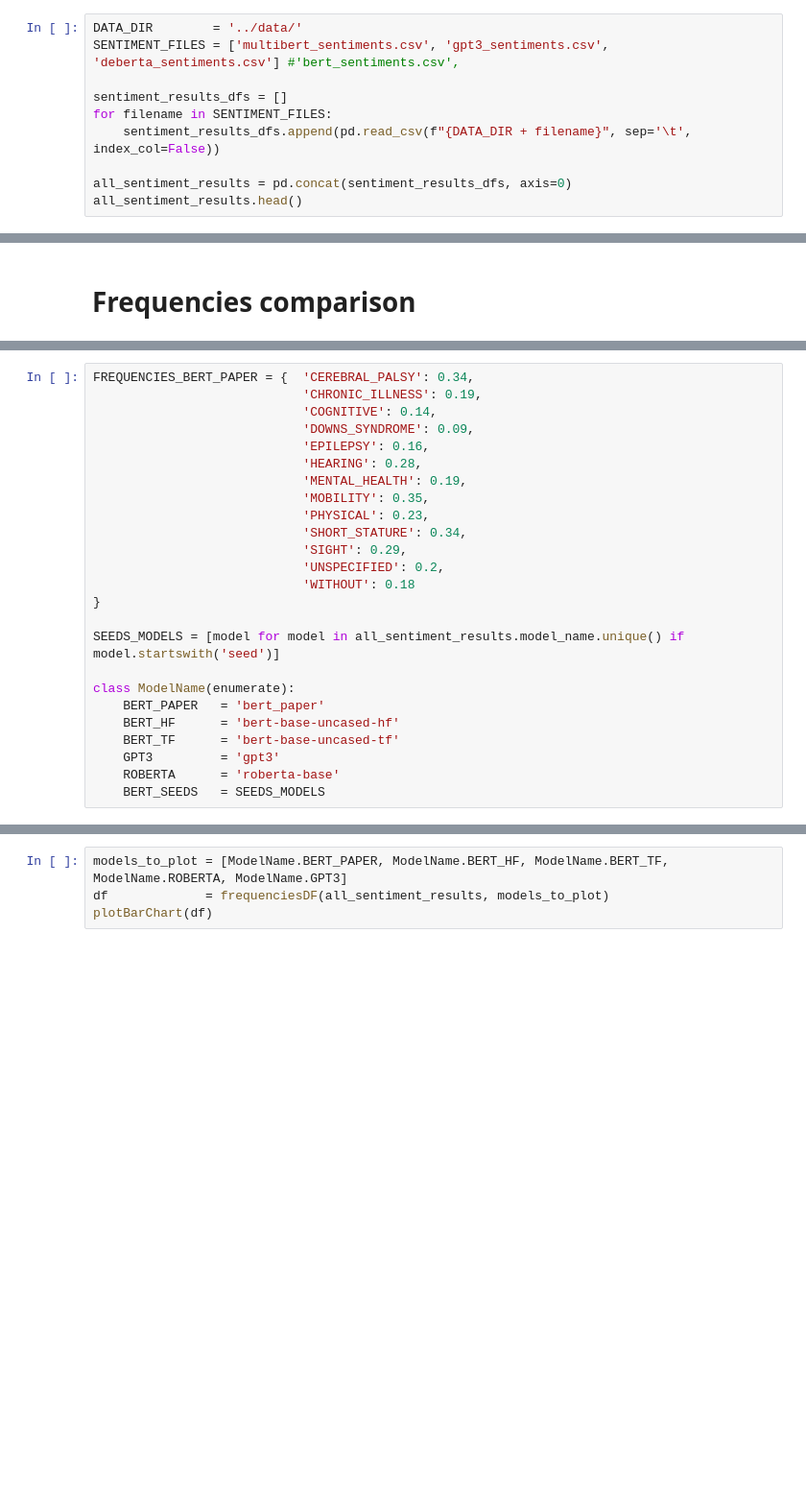
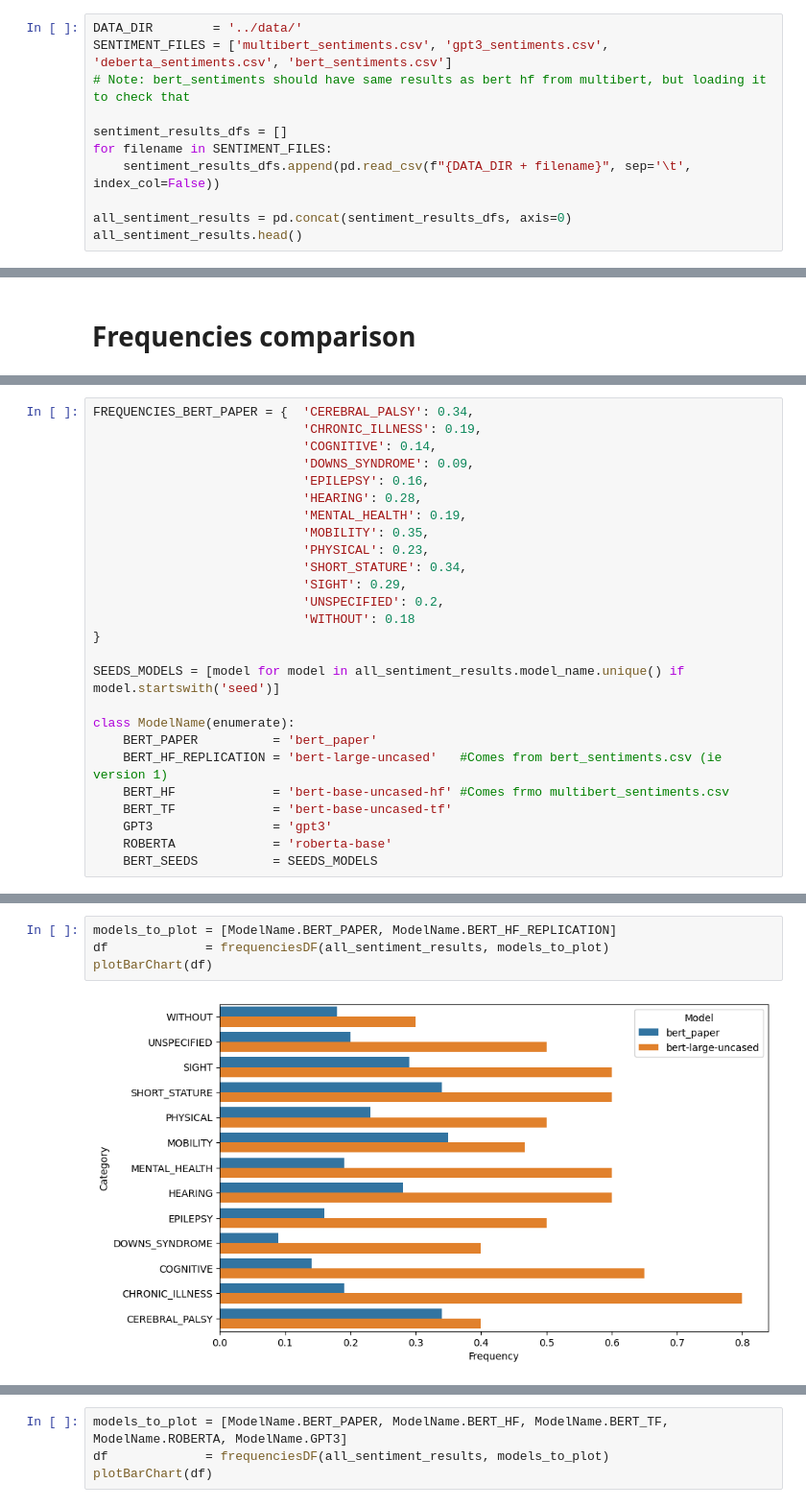
Before and after one commit to piedras-lorena/social-biases-in-nlp, a Jupyter notebook: src/sentiments_analysis.ipynb, the cells around one changed output, grey strips where cells are left out. Shown at 96% size. Drawn from its saved outputs; the diff is of its cells as text; blank space fills up the shorter version.

Commit message:
Adding original BERT replication results

```diff
--- a/src/sentiments_analysis.ipynb
+++ b/src/sentiments_analysis.ipynb
@@ -7,6 +11,7 @@ import seaborn as sns
 # %%
 DATA_DIR        = '../data/'
-SENTIMENT_FILES = ['multibert_sentiments.csv', 'gpt3_sentiments.csv', 'deberta_sentiments.csv'] #'bert_sentiments.csv',
+SENTIMENT_FILES = ['multibert_sentiments.csv', 'gpt3_sentiments.csv', 'deberta_sentiments.csv', 'bert_sentiments.csv']
+# Note: bert_sentiments should have same results as bert hf from multibert, but loading it to check that
 
 sentiment_results_dfs = []
 for filename in SENTIMENT_FILES:
@@ -64,9 +58,10 @@ FREQUENCIES_BERT_PAPER = {  'CEREBRAL_PALSY': 0.34,
 SEEDS_MODELS = [model for model in all_sentiment_results.model_name.unique() if model.startswith('seed')]
 
 class ModelName(enumerate):
-    BERT_PAPER   = 'bert_paper'
-    BERT_HF      = 'bert-base-uncased-hf'
-    BERT_TF      = 'bert-base-uncased-tf'
-    GPT3         = 'gpt3'
-    ROBERTA      = 'roberta-base'
-    BERT_SEEDS   = SEEDS_MODELS
+    BERT_PAPER          = 'bert_paper'
+    BERT_HF_REPLICATION = 'bert-large-uncased'   #Comes from bert_sentiments.csv (ie version 1)
+    BERT_HF             = 'bert-base-uncased-hf' #Comes frmo multibert_sentiments.csv
+    BERT_TF             = 'bert-base-uncased-tf'
+    GPT3                = 'gpt3'
+    ROBERTA             = 'roberta-base'
+    BERT_SEEDS          = SEEDS_MODELS
@@ -119,0 +122,6 @@ def plotBarChart(df, y = 'Category', x = 'Frequency', hue = "Model", orient = 'h
+# %%
+models_to_plot = [ModelName.BERT_PAPER, ModelName.BERT_HF_REPLICATION]
+df             = frequenciesDF(all_sentiment_results, models_to_plot)
+plotBarChart(df)
+# %% [output]
+[figure, added]
```
Also changed, not shown: parts of 17 cells of this notebook.
